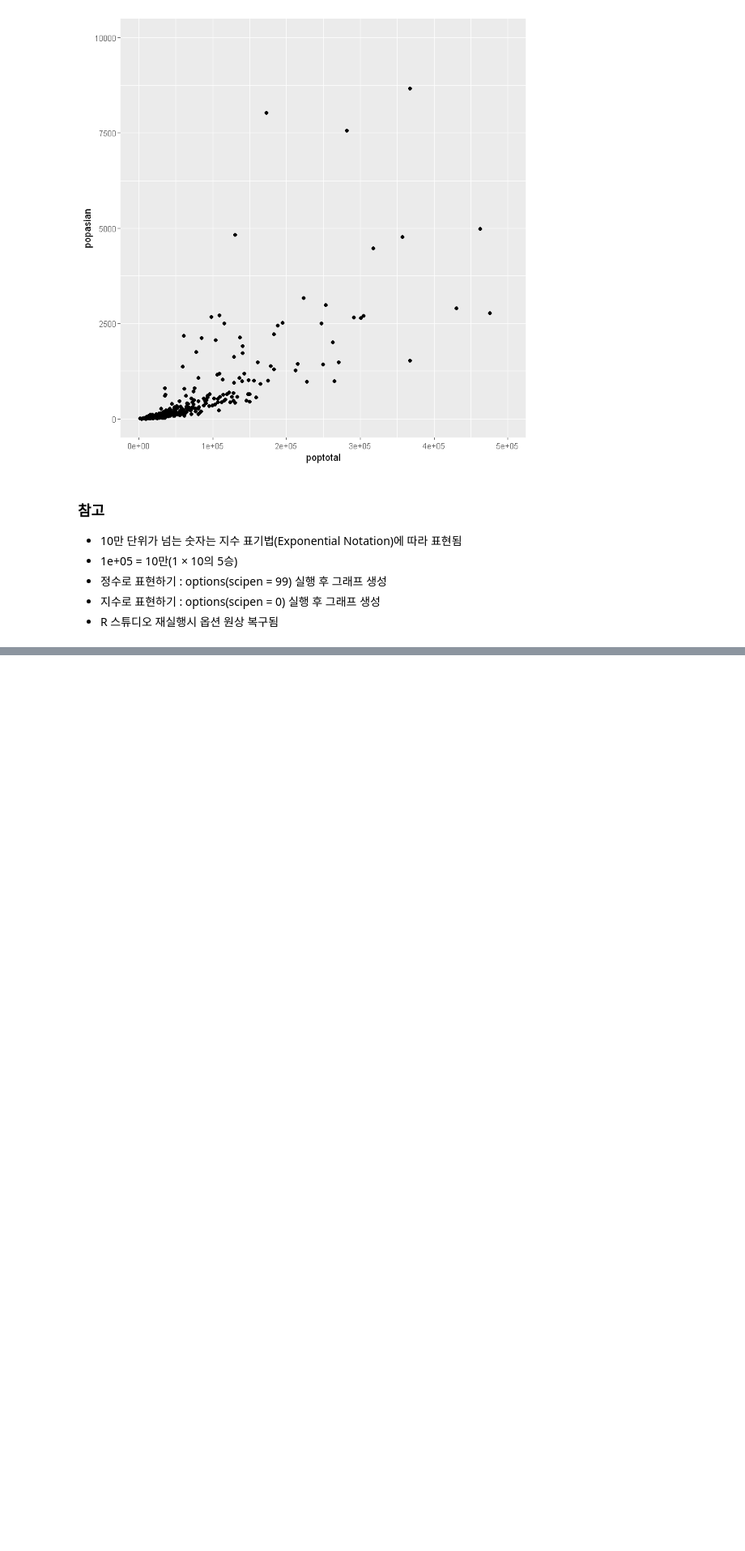
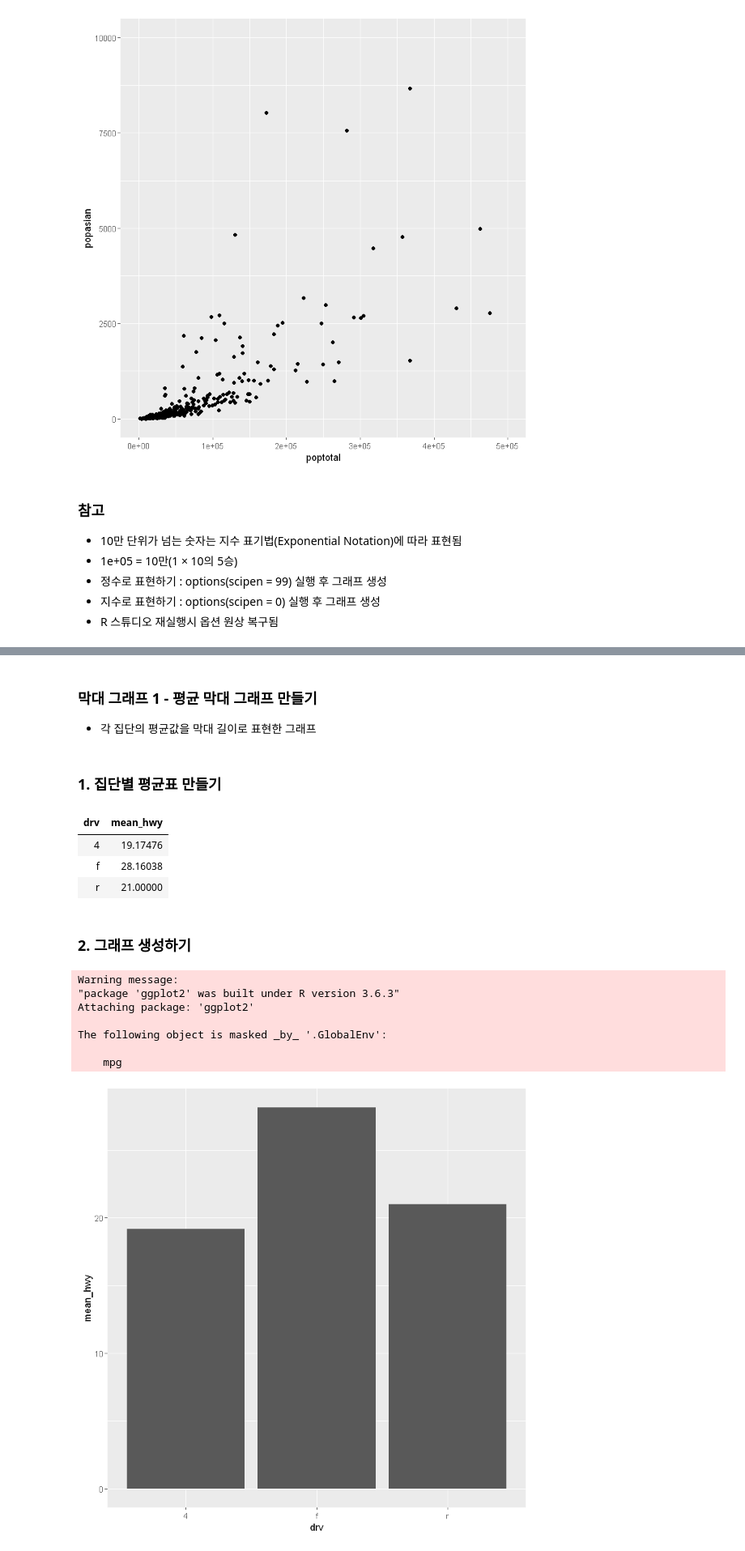
Before and after one commit to s6470076/R, a Jupyter notebook: Do_it_R 둘째 날.ipynb, the cells around one changed output, grey strips where cells are left out. Shown at 81% size. Saved outputs shown, nothing was run; the diff lists cells and outputs as text; code cells hidden in the pictures; blank space fills up the shorter version.

```diff
--- a/Do_it_R 둘째 날.ipynb
+++ b/Do_it_R 둘째 날.ipynb
@@ -1612,0 +1617,33 @@ Warning message:
+# %% [markdown]
+### 막대 그래프 1 - 평균 막대 그래프 만들기
+- 각 집단의 평균값을 막대 길이로 표현한 그래프
+# %% [markdown]
+### 1. 집단별 평균표 만들기
+# %%
+library(dplyr)
+
+mpg<-as.data.frame(ggplot2::mpg)
+
+df_mpg<-mpg %>%
+    group_by(drv) %>%
+    summarise(mean_hwy=mean(hwy))
+df_mpg
+# %% [output]
+| drv | mean_hwy |
+| 4 | 19.17476 |
+| f | 28.16038 |
+| r | 21.00000 |
+# %% [markdown]
+### 2. 그래프 생성하기
+# %%
+library(ggplot2)
+ggplot(data=df_mpg,aes(x=drv,y=mean_hwy)) + geom_col()
+# %% [output]
+Warning message:
+"package 'ggplot2' was built under R version 3.6.3"
+Attaching package: 'ggplot2'
+
+The following object is masked _by_ '.GlobalEnv':
+
+    mpg
+[figure, added]
```
Also changed, not shown: parts of 22 cells of this notebook.
